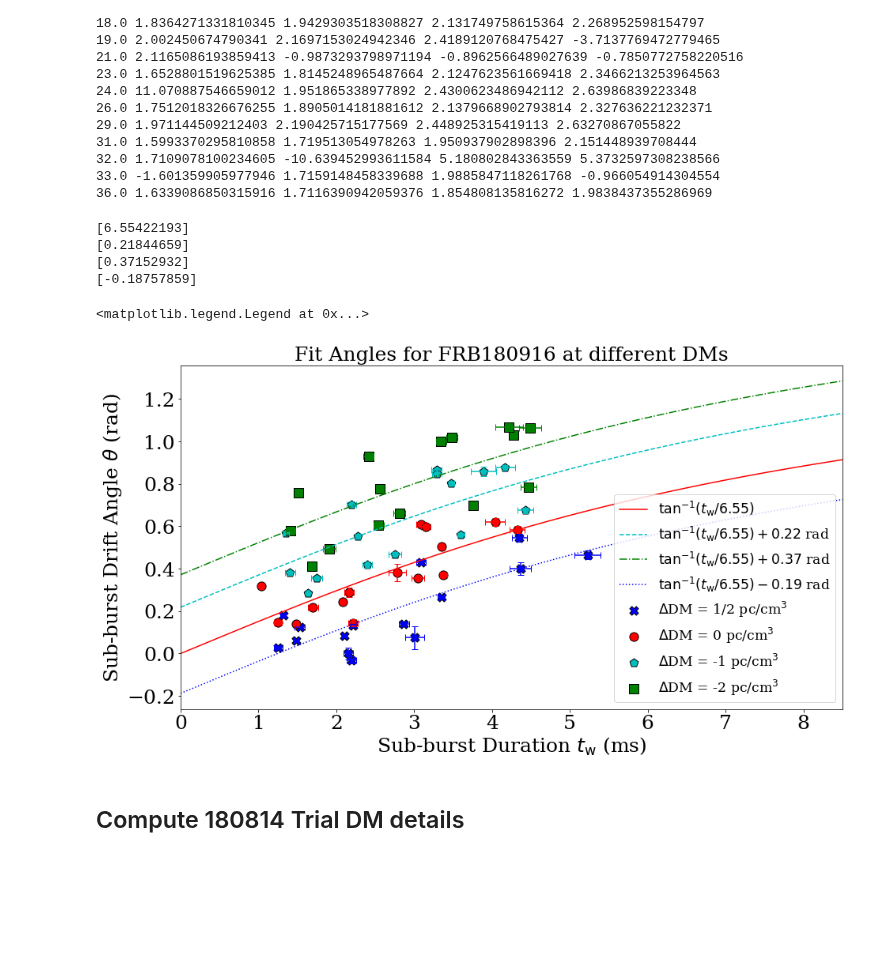
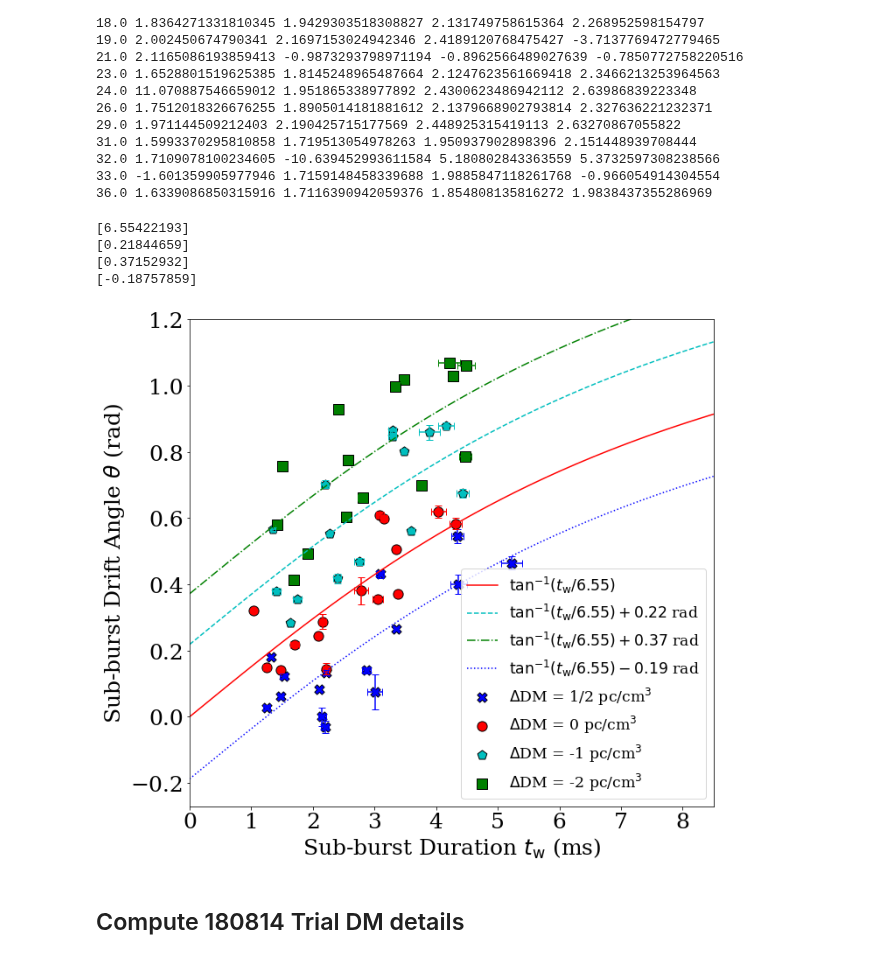
Before and after one commit to mef51/subdriftlaw, a Jupyter notebook: universal/DriftvsDuration_universal.ipynb, the cells around one changed output. Saved outputs shown, nothing was run; the diff lists cells and outputs as text; code cells hidden in the pictures; blank space fills up the shorter version.

Commit message:
tweaks to angle vs duration plot. wip on last figure

```diff
--- a/universal/DriftvsDuration_universal.ipynb
+++ b/universal/DriftvsDuration_universal.ipynb
@@ -382,7 +382,8 @@ markersize = 125 #100
 fontsize = 25 #18
 annotsize = 14
 logscale = False
-figsize = (15, 8)
+# figsize = (15, 8)
+figsize = (10, 9)
 ax = dataframes180916[3].drop([15]).plot.scatter(x='tau_w_ms', y='angle_clean',
                            xerr=dataframes180916[3]['tau_w_error'],
                            yerr=dataframes180916[3]['angle_error'],
@@ -423,37 +424,38 @@ for dataframe180916, drops, pcol, beta, lstyle in zip(dataframes180916, [[15], [
         plt.plot(tws, np.arctan(tws/anglefit.beta[0]), c=pcol, label="$\\tan^{{-1}}(t_\\mathrm{{w}}/{:.2f})$".format(anglefit.beta[0]), linestyle=lstyle)
     elif model == offsetmodel:
         plt.plot(tws, np.arctan(tws/zero_ddm_fit) + anglefit.beta[0], c=pcol, label="$\\tan^{{-1}}(t_\\mathrm{{w}}/{:.2f}) {:+.2f}$ rad".format(zero_ddm_fit, anglefit.beta[0]), linestyle=lstyle)
 
 ## Check fits assuming additionl DM produces rotation
 # time_res = 0.98304 # ms
 # freq_res = 6.25 # MHz
 # burstbandwidth = 250 # MHz, roughly
 # ddms = [1/2, -1, -2] # pc/cm^3
 # DM = 348.82  # pc/cm^3
 # nu_high, nu_low = 800, 400 # MHz
 # for ddm in ddms:
 #     deltat = 4.14937759336e6 * (nu_low**-2 - nu_high**-2) * ddm
 #     dtheta = np.arctan(np.tan(dataframes180916[3]['angle_clean']) - (deltat / burstbandwidth) * (freq_res/time_res) * (ddm / DM))
 
 ## Point Annotations
 # for k, v in dataframes180916[3].iterrows():
 #     ax.annotate(int(k) if k != 15.5 else k, (v['tau_w_ms'], v['angle_clean']), xytext=(-3,5), textcoords='offset points', weight='bold', size=annotsize)
 # for k, v in dataframes180916[1].drop([15]).iterrows():
 #     ax.annotate(int(k) if k != 15.5 else k, (v['tau_w_ms'], v['angle_clean']), xytext=(-3,5), textcoords='offset points', weight='bold', size=annotsize)
 # for k, v in dataframes180916[0].iterrows():
 #     ax.annotate(int(k) if k != 15.5 else k, (v['tau_w_ms'], v['angle_clean']), xytext=(-3,5), textcoords='offset points', weight='bold', size=annotsize)
 
 ax.set_xlim(0, 8.5)
-plt.title("Fit Angles for FRB180916 at different DMs", size=25)
+ax.set_ylim(-0.27, 1.2)
+# plt.title("Fit Angles for FRB180916 at different DMs", size=25)
 plt.legend(fontsize='xx-large')
-# for fformat in ['png', 'pdf', 'eps']: plt.savefig('angleatdifferentDMs.{}'.format(fformat))
+plt.tight_layout()
+# for fformat in ['pdf']: plt.savefig('angleatdifferentDMs.{}'.format(fformat))
 # %% [output]
 [6.55422193]
 [0.21844659]
 [0.37152932]
 [-0.18757859]
-<matplotlib.legend.Legend at 0x...>
-[figure, old version]
+[figure, new version]
 # %% [markdown]
 ## Compute 180814 Trial DM details
 # %%
```
Also changed, not shown: parts of 3 cells of this notebook, 5 other files.
